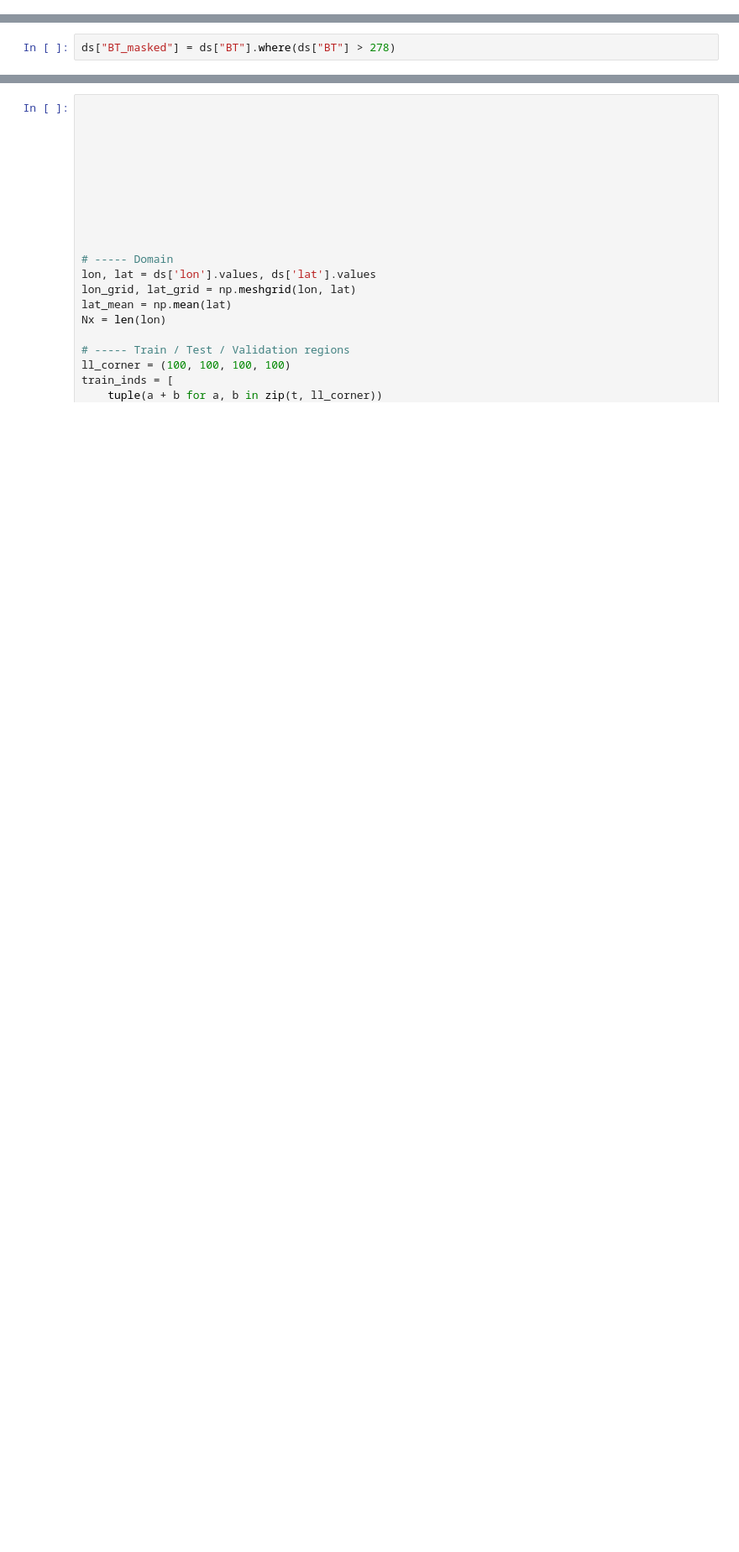
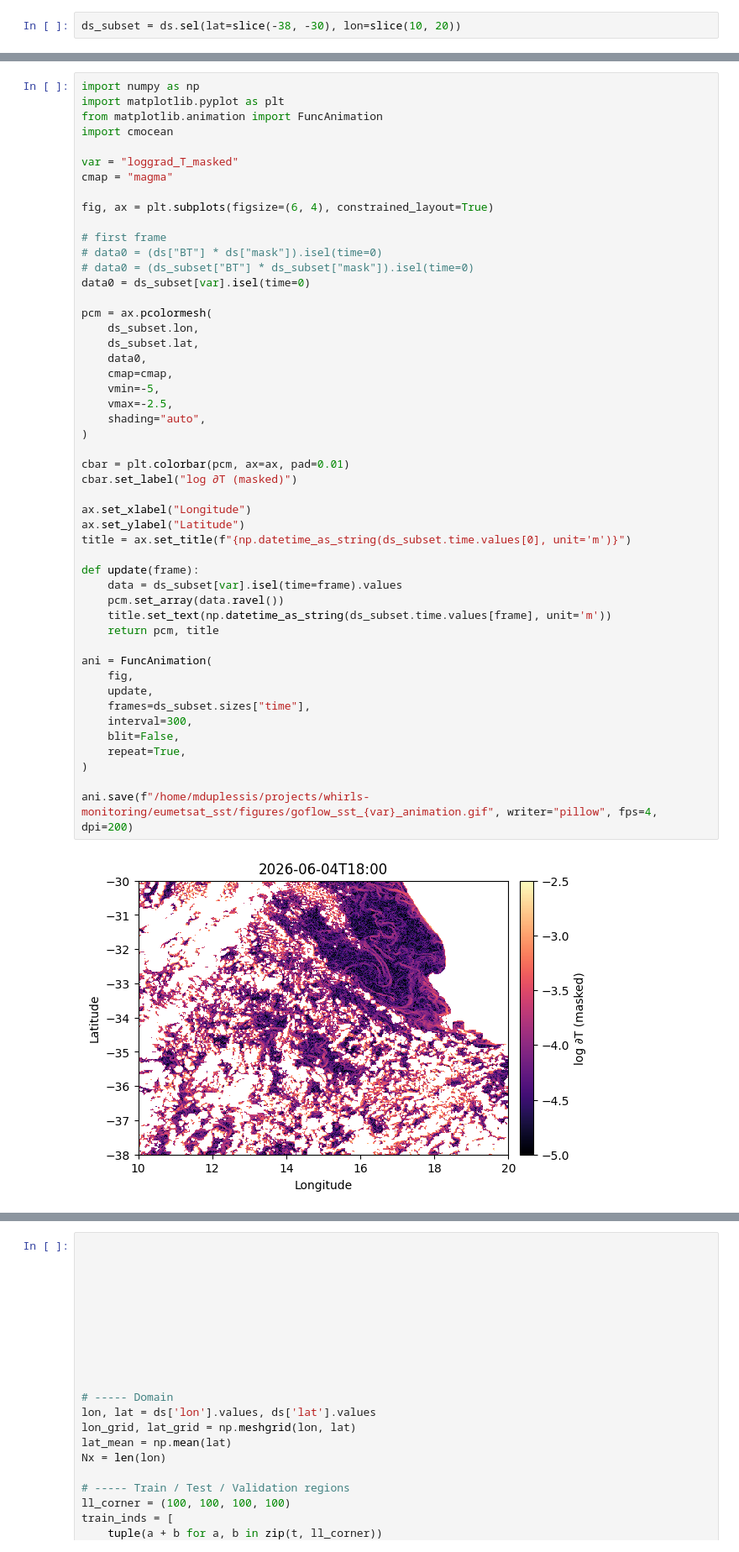
Before and after one commit to marcelduplessis/DOWNLOAD_EUMETSAT, a Jupyter notebook: scripts/test-sst-animation.ipynb, the cells around one changed output, grey strips where cells are left out. Shown at 84% size. Drawn from its saved outputs; the diff is of its cells as text; blank space fills up the shorter version.

```diff
--- a/scripts/test-sst-animation.ipynb
+++ b/scripts/test-sst-animation.ipynb
@@ -78,0 +129,2 @@ n_times = 60
+# %%
+ds_subset = ds.sel(lat=slice(-38, -30), lon=slice(10, 20))
@@ -97,3 +191,52 @@ Attributes:
 # %%
-ds["BT_masked"] = ds["BT"].where(ds["BT"] > 278)
+import numpy as np
+import matplotlib.pyplot as plt
+from matplotlib.animation import FuncAnimation
+import cmocean
+
+var = "loggrad_T_masked"
+cmap = "magma"
+
+fig, ax = plt.subplots(figsize=(6, 4), constrained_layout=True)
+
+# first frame
+# data0 = (ds["BT"] * ds["mask"]).isel(time=0)
+# data0 = (ds_subset["BT"] * ds_subset["mask"]).isel(time=0)
+data0 = ds_subset[var].isel(time=0)
+
+pcm = ax.pcolormesh(
+    ds_subset.lon,
+    ds_subset.lat,
+    data0,
+    cmap=cmap,
+    vmin=-5,
+    vmax=-2.5,
+    shading="auto",
+)
+
+cbar = plt.colorbar(pcm, ax=ax, pad=0.01)
+cbar.set_label("log ∂T (masked)")
+
+ax.set_xlabel("Longitude")
+ax.set_ylabel("Latitude")
+title = ax.set_title(f"{np.datetime_as_string(ds_subset.time.values[0], unit='m')}")
+
+def update(frame):
+    data = ds_subset[var].isel(time=frame).values
+    pcm.set_array(data.ravel())
+    title.set_text(np.datetime_as_string(ds_subset.time.values[frame], unit='m'))
+    return pcm, title
+
+ani = FuncAnimation(
+    fig,
+    update,
+    frames=ds_subset.sizes["time"],
+    interval=300,
+    blit=False,
+    repeat=True,
+)
+
+ani.save(f"/home/mduplessis/projects/whirls-monitoring/eumetsat_sst/figures/goflow_sst_{var}_animation.gif", writer="pillow", fps=4, dpi=200)
+# %% [output]
+[figure, added]
 # %%
```
Also changed, not shown: parts of 8 cells of this notebook, 9 other files.
